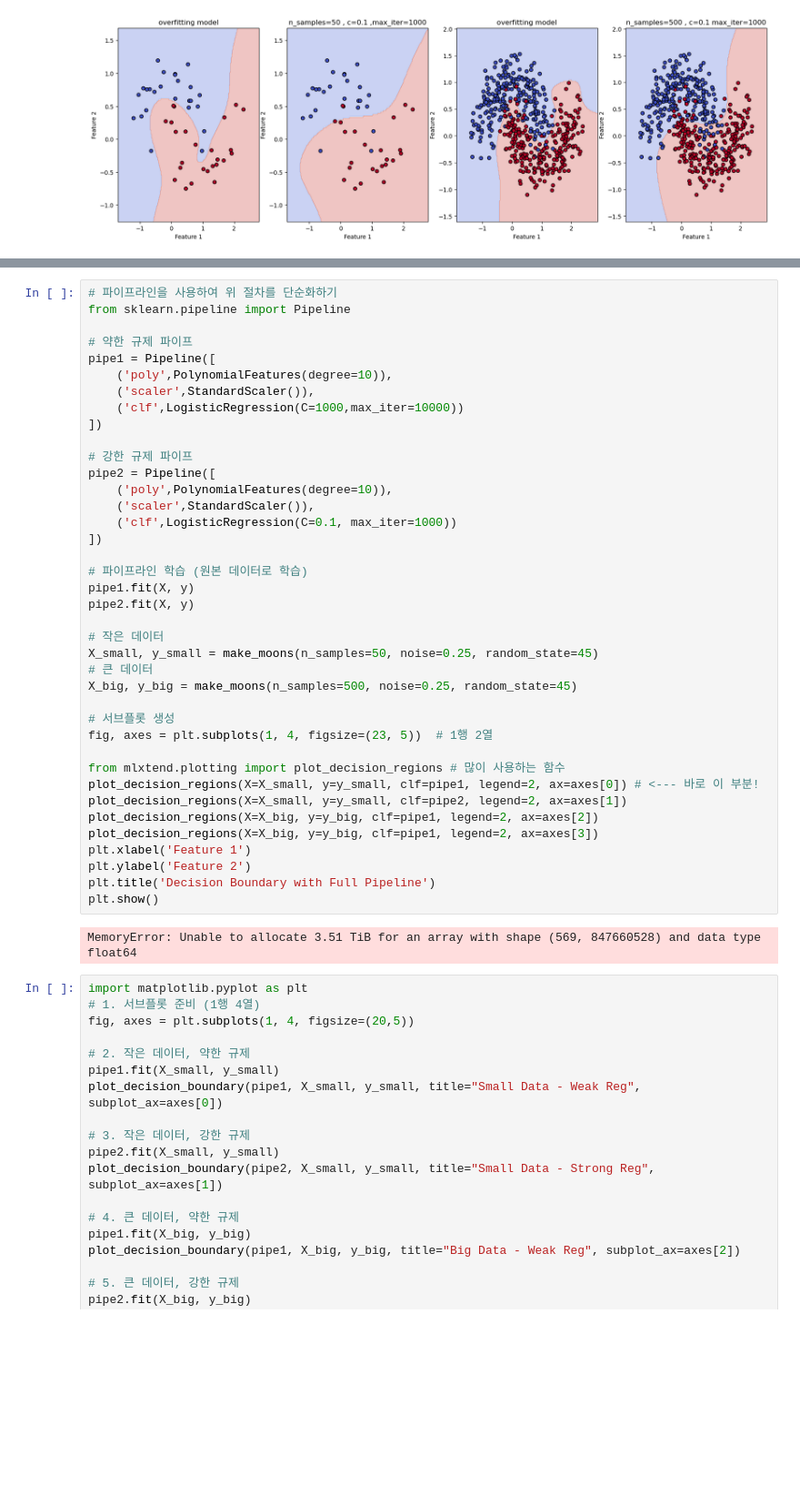
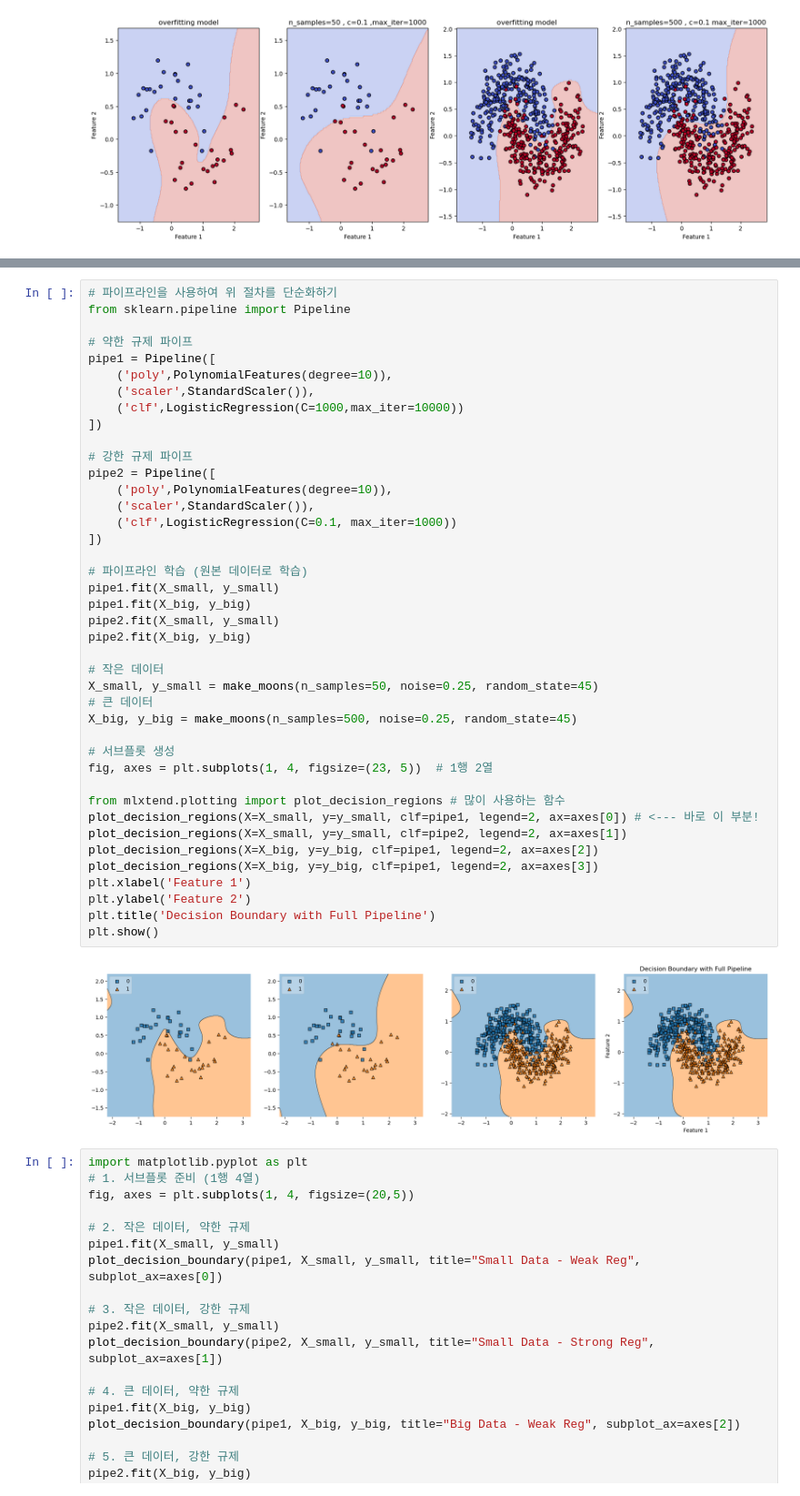
Before and after one commit to carookim/Python, a Jupyter notebook: machine-learning/02-logistic.ipynb, the cells around one changed output, grey strips where cells are left out. Shown at 91% size. Cells and saved outputs as stored; diff of their text form; blank space fills up the shorter version.

```diff
--- a/machine-learning/02-logistic.ipynb
+++ b/machine-learning/02-logistic.ipynb
@@ -191,36 +191,38 @@ pipe1 = Pipeline([
     ('clf',LogisticRegression(C=1000,max_iter=10000))
 ])
 
 # 강한 규제 파이프
 pipe2 = Pipeline([
     ('poly',PolynomialFeatures(degree=10)),
     ('scaler',StandardScaler()),
     ('clf',LogisticRegression(C=0.1, max_iter=1000))
 ])
 
 # 파이프라인 학습 (원본 데이터로 학습)
-pipe1.fit(X, y)
-pipe2.fit(X, y)
+pipe1.fit(X_small, y_small)
+pipe1.fit(X_big, y_big)
+pipe2.fit(X_small, y_small)
+pipe2.fit(X_big, y_big)
 
 # 작은 데이터
 X_small, y_small = make_moons(n_samples=50, noise=0.25, random_state=45)
 # 큰 데이터
 X_big, y_big = make_moons(n_samples=500, noise=0.25, random_state=45)
 
 # 서브플롯 생성
 fig, axes = plt.subplots(1, 4, figsize=(23, 5))  # 1행 2열
 
 from mlxtend.plotting import plot_decision_regions # 많이 사용하는 함수
 plot_decision_regions(X=X_small, y=y_small, clf=pipe1, legend=2, ax=axes[0]) # <--- 바로 이 부분!
 plot_decision_regions(X=X_small, y=y_small, clf=pipe2, legend=2, ax=axes[1])
 plot_decision_regions(X=X_big, y=y_big, clf=pipe1, legend=2, ax=axes[2])
 plot_decision_regions(X=X_big, y=y_big, clf=pipe1, legend=2, ax=axes[3])
 plt.xlabel('Feature 1')
 plt.ylabel('Feature 2')
 plt.title('Decision Boundary with Full Pipeline')
 plt.show()
 # %% [output]
-MemoryError: Unable to allocate 3.51 TiB for an array with shape (569, 847660528) and data type float64
+[figure, added]
 # %%
 import matplotlib.pyplot as plt
 # 1. 서브플롯 준비 (1행 4열)
```
Also changed, not shown: parts of 2 cells of this notebook.
